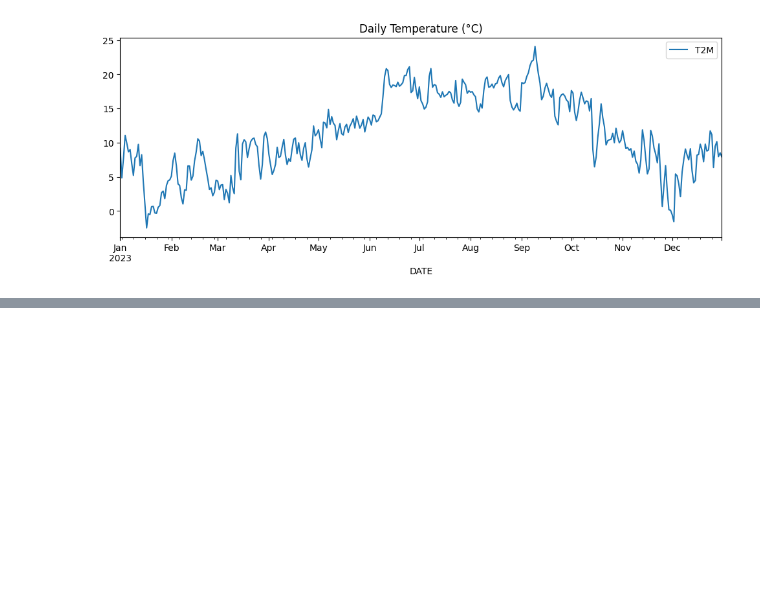
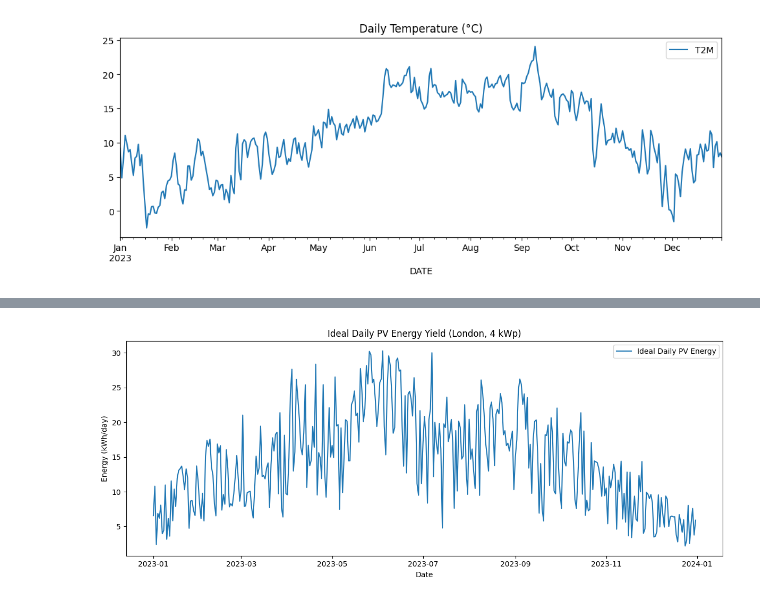
Before and after one commit to mjsandagi/photovoltaics-yield-simulator, a Jupyter notebook: notebooks/data_exploration.ipynb, the cells around one changed output, grey strips where cells are left out. Cells and saved outputs as stored; diff of their text form; code cells hidden in the pictures; blank space fills up the shorter version.

Commit message:
Tested ideal daily photovoltaic energy yield for London

```diff
--- a/notebooks/data_exploration.ipynb
+++ b/notebooks/data_exploration.ipynb
@@ -91,3 +91,85 @@ plt.show()
 df.to_csv(
     "../data/weather_london_2023_cleaned.csv",
 )
+# %%
+import sys
+sys.path.append("..")
+
+import pandas as pd
+import matplotlib.pyplot as plt
+
+from pv_model import ideal_daily_photovoltaic_energy_output
+
+# -----------------------------
+# Configuration
+# -----------------------------
+LATITUDE = 51.5        # London
+TILT = 30              # degrees
+CAPACITY_KWP = 4.0     # system size
+
+DATA_PATH = "../data/weather_london_2023_cleaned.csv"
+
+# -----------------------------
+# Load and prepare data
+# -----------------------------
+df = pd.read_csv(DATA_PATH)
+
+df["date"] = pd.to_datetime(df["DATE"])
+
+# Rename for clarity
+df = df.rename(columns={
+    "ALLSKY_SFC_SW_DWN": "ghi",
+    "T2M": "temp_air"
+})
+
+# Handle missing values
+df.replace(-999, pd.NA, inplace=True)
+df.dropna(inplace=True)
+
+# Day of year
+df["day_of_year"] = df["date"].dt.dayofyear
+
+# -----------------------------
+# Compute ideal daily energy
+# -----------------------------
+df["E_ideal"] = df.apply(
+    lambda row: ideal_daily_photovoltaic_energy_output(
+        ghi=row["ghi"],
+        lat=LATITUDE,
+        tilt=TILT,
+        day_of_year=row["day_of_year"],
+        capacity_kwp=CAPACITY_KWP
+    ),
+    axis=1
+)
+
+# -----------------------------
+# 1. Annual yield check
+# -----------------------------
+annual_yield = df["E_ideal"].sum()
+
+print(f"Annual ideal PV yield: {annual_yield:.1f} kWh")
+
+# -----------------------------
+# 2. Daily seasonal curve
+# -----------------------------
+plt.figure(figsize=(12, 5))
+plt.plot(df["date"], df["E_ideal"], label="Ideal Daily PV Energy")
+plt.xlabel("Date")
+plt.ylabel("Energy (kWh/day)")
+plt.title("Ideal Daily PV Energy Yield (London, 4 kWp)")
+plt.legend()
+plt.tight_layout()
+plt.show()
+
+# -----------------------------
+# 3. Explicit winter check
+# -----------------------------
+winter_days = df[df["date"].dt.month.isin([12, 1])]
+
+print("\nSample winter days:")
+print(winter_days[["date", "E_ideal"]].head())
+
+print("\nMinimum winter daily energy:",
+      winter_days["E_ideal"].min())
+# %% [output]
@@ -93,0 +177 @@ df.to_csv(
+[figure, added]
```
Also changed, not shown: parts of 1 cell of this notebook, 1 other file.
